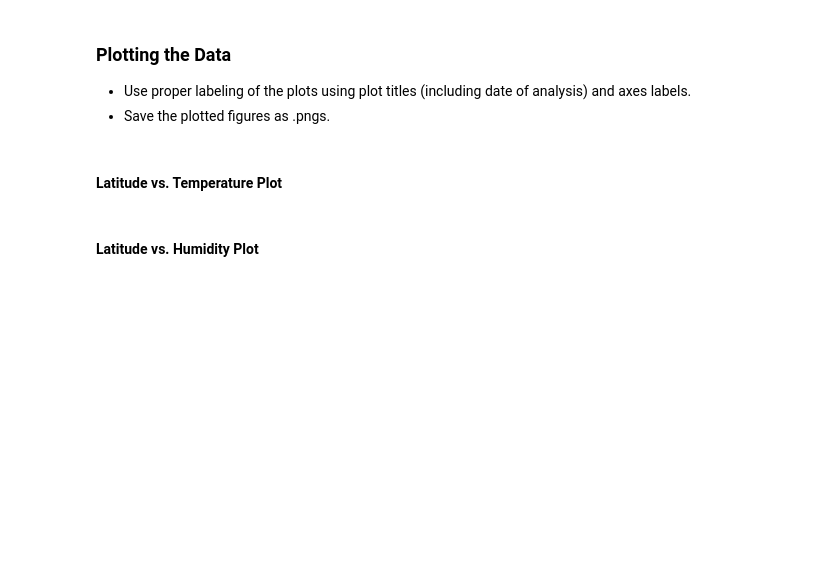
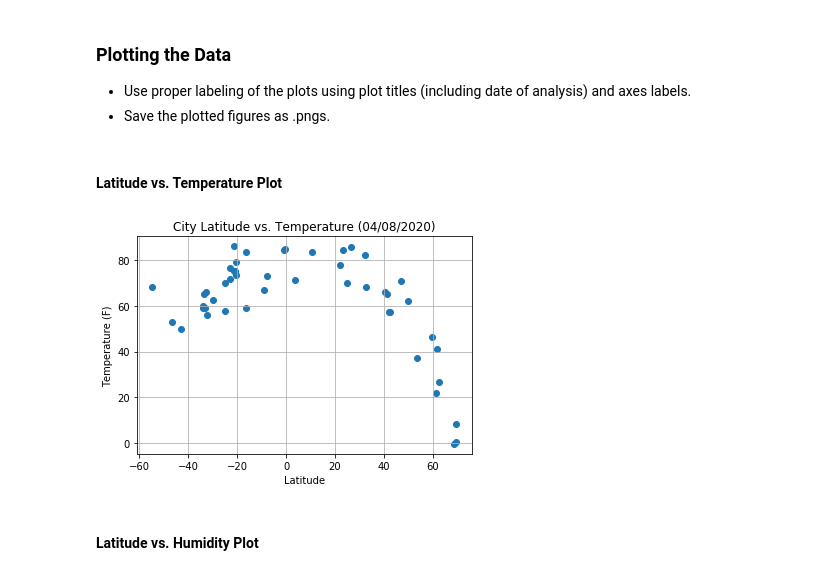
Before and after one commit to aaronrotman/python-api-challenge, a Jupyter notebook: WeatherPy/WeatherPy.ipynb, the cells around one changed output. Cells and saved outputs as stored; diff of their text form; code cells hidden in the pictures; blank space fills up the shorter version.

Commit message:
Create scatter plots and save plots to .png

```diff
--- a/WeatherPy/WeatherPy.ipynb
+++ b/WeatherPy/WeatherPy.ipynb
@@ -142,18 +158,26 @@ PermissionError: [Errno 13] Permission denied: 'output_data/cities.csv'
 # %% [markdown]
 #### Latitude vs. Temperature Plot
 # %%
-# --- NEED TO ADD DATE OF ANALYSIS TO CHART TITLE ---
+# --- NEED TO UPDATE DATE OF ANALYSIS FOR CHART TITLE ---
+#Store the date of analysis
+date = '04/08/2020'
 
-#Create a scatter plot of temperature vs. latitude for cities in the response data frame
+#Create a scatter plot of latitude vs. temperature for cities in the response data frame
 x_values = response_df['Lat']
 y_values = response_df['Max Temp']
 plt.scatter(x_values, y_values)
 
 #Add plot titles/labels
-plt.title('City Latitude vs. Temperature (Date)')
+plt.title(f"City Latitude vs. Temperature ({date})")
 plt.xlabel('Latitude')
 plt.ylabel('Temperature (F)')
 plt.grid()
+
+#Export the scatter plot to a .png file
+plt.savefig('output_data/lat_temp.png')
+
 plt.show()
+# %% [output]
+[figure, added]
 # %% [markdown]
 #### Latitude vs. Humidity Plot
```
Also changed, not shown: parts of 4 cells of this notebook.
